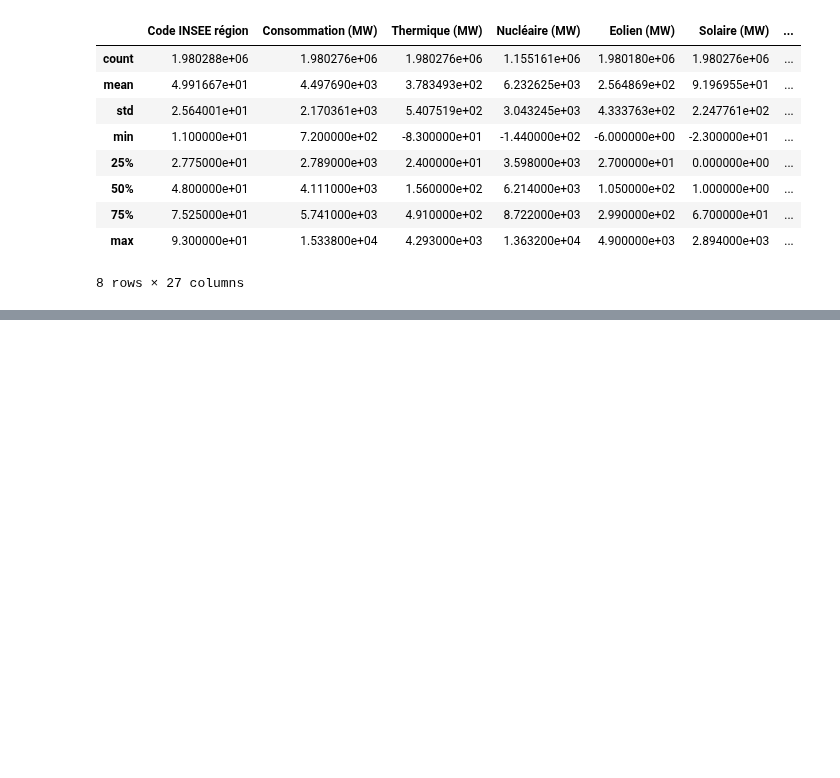
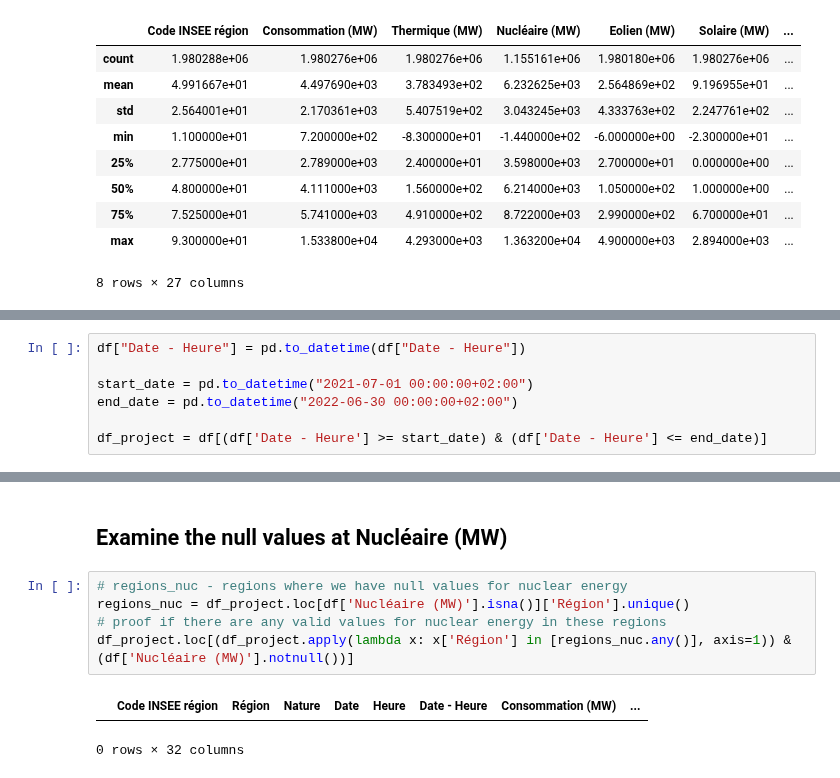
Before and after one commit to ergunes/dataproject, a Jupyter notebook: Energy Project Reference Notebook.ipynb, the cells around one changed output, grey strips where cells are left out. Cells and saved outputs as stored; diff of their text form; blank space fills up the shorter version.

```diff
--- a/Energy Project Reference Notebook.ipynb
+++ b/Energy Project Reference Notebook.ipynb
@@ -106,0 +128,7 @@ get_values(df.columns)
+# %%
+df["Date - Heure"] = pd.to_datetime(df["Date - Heure"])
+
+start_date = pd.to_datetime("2021-07-01 00:00:00+02:00")
+end_date = pd.to_datetime("2022-06-30 00:00:00+02:00")
+
+df_project = df[(df['Date - Heure'] >= start_date) & (df['Date - Heure'] <= end_date)]
@@ -106,0 +157,10 @@ get_values(df.columns)
+# %% [markdown]
+## Examine the null values at Nucléaire (MW)
+# %%
+# regions_nuc - regions where we have null values for nuclear energy
+regions_nuc = df_project.loc[df['Nucléaire (MW)'].isna()]['Région'].unique()
+# proof if there are any valid values for nuclear energy in these regions
+df_project.loc[(df_project.apply(lambda x: x['Région'] in [regions_nuc.any()], axis=1)) & (df['Nucléaire (MW)'].notnull())]
+# %% [output]
+|  | Code INSEE région | Région | Nature | Date | Heure | Date - Heure | Consommation (MW) | ... |
+0 rows × 32 columns
```
Also changed, not shown: parts of 21 cells of this notebook.
